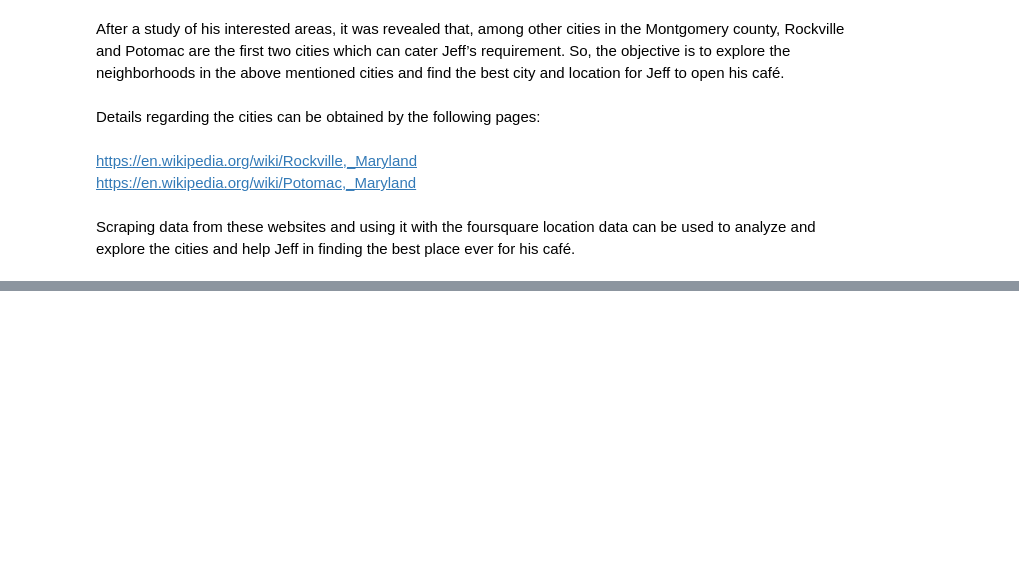
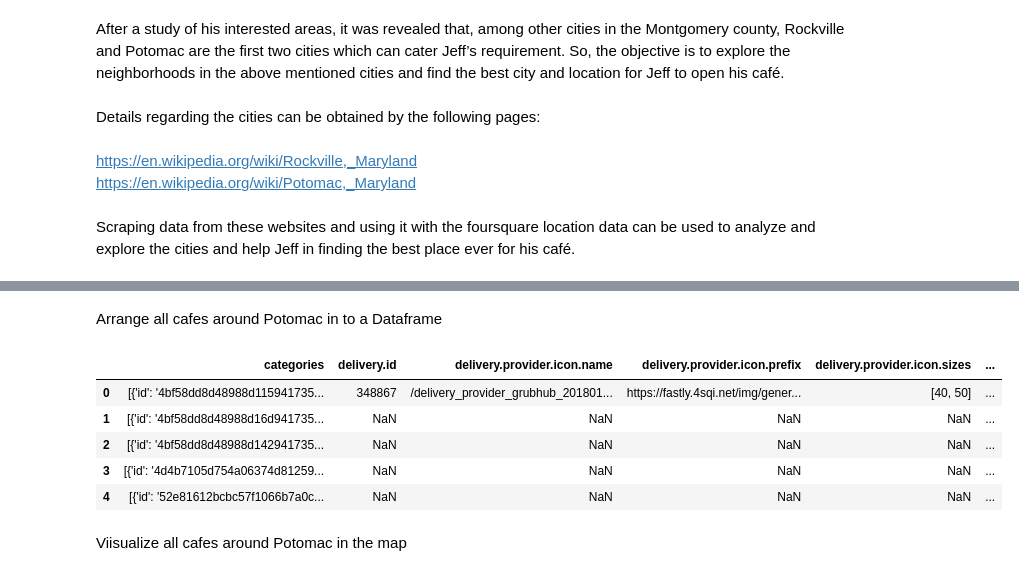
Before and after one commit to Hasi1201/Hasi_repository, a Jupyter notebook: COURSE 09 ASSIGNMENT PART 1.ipynb, the cells around one changed output, grey strips where cells are left out. Drawn from its saved outputs; the diff is of its cells as text; code cells hidden in the pictures; blank space fills up the shorter version.

```diff
--- a/COURSE 09 ASSIGNMENT PART 1.ipynb
+++ b/COURSE 09 ASSIGNMENT PART 1.ipynb
@@ -33,0 +260,18 @@ Scraping data from these websites and using it with the foursquare location data
+# %% [markdown]
+Arrange all cafes around Potomac in to a Dataframe
+# %%
+# assign relevant part of JSON to venues
+venues2 = results['response']['venues']
+
+# tranform venues into a dataframe
+dataframe2 = json_normalize(venues2)
+dataframe2.head()
+# %% [output]
+|  | categories | delivery.id | delivery.provider.icon.name | delivery.provider.icon.prefix | delivery.provider.icon.sizes | ... |
+| 0 | [{'id': '4bf58dd8d48988d115941735... | 348867 | /delivery_provider_grubhub_201801... | https://fastly.4sqi.net/img/gener... | [40, 50] | ... |
+| 1 | [{'id': '4bf58dd8d48988d16d941735... | NaN | NaN | NaN | NaN | ... |
+| 2 | [{'id': '4bf58dd8d48988d142941735... | NaN | NaN | NaN | NaN | ... |
+| 3 | [{'id': '4d4b7105d754a06374d81259... | NaN | NaN | NaN | NaN | ... |
+| 4 | [{'id': '52e81612bcbc57f1066b7a0c... | NaN | NaN | NaN | NaN | ... |
+# %% [markdown]
+Viisualize all cafes around Potomac in the map
```
Also changed, not shown: parts of 20 cells of this notebook.
